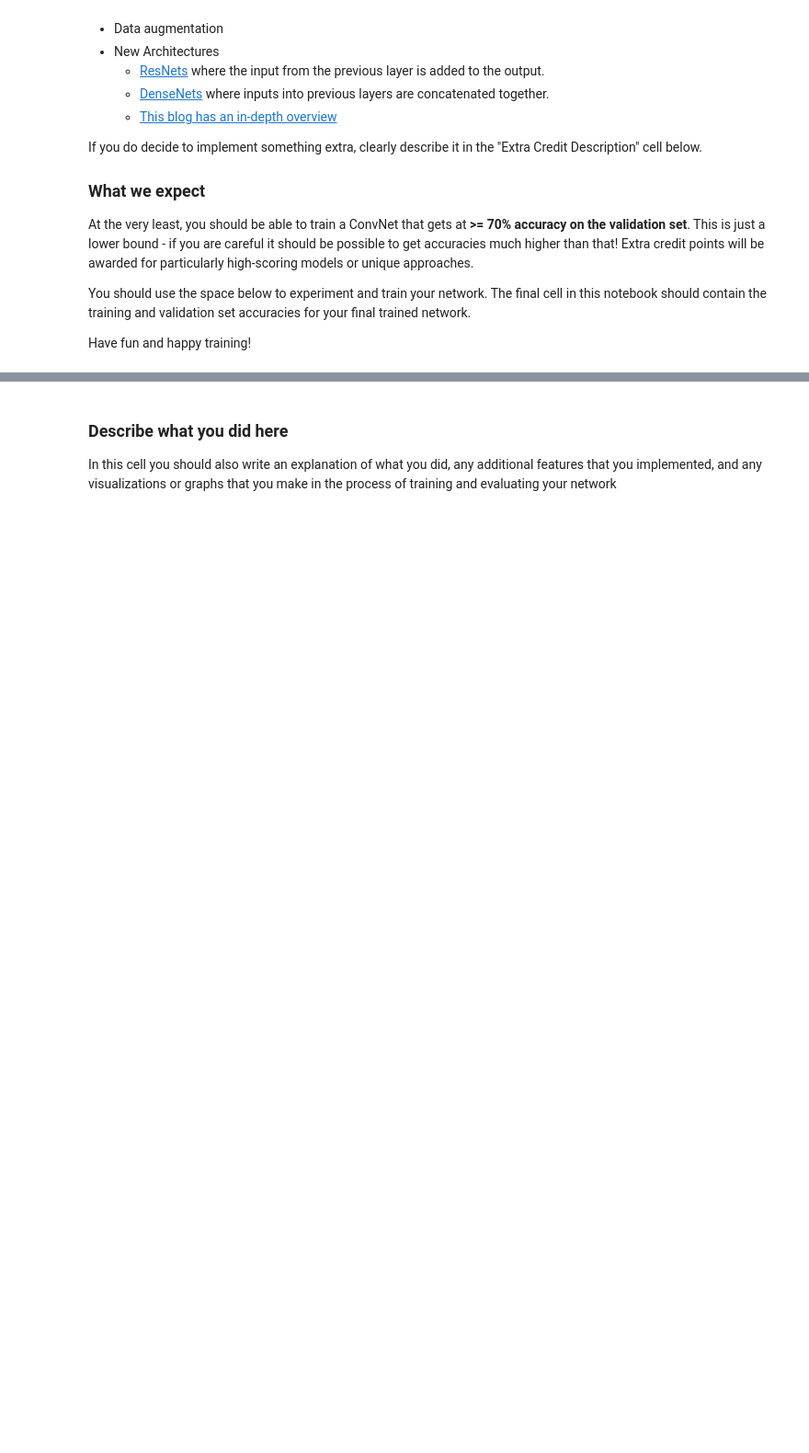
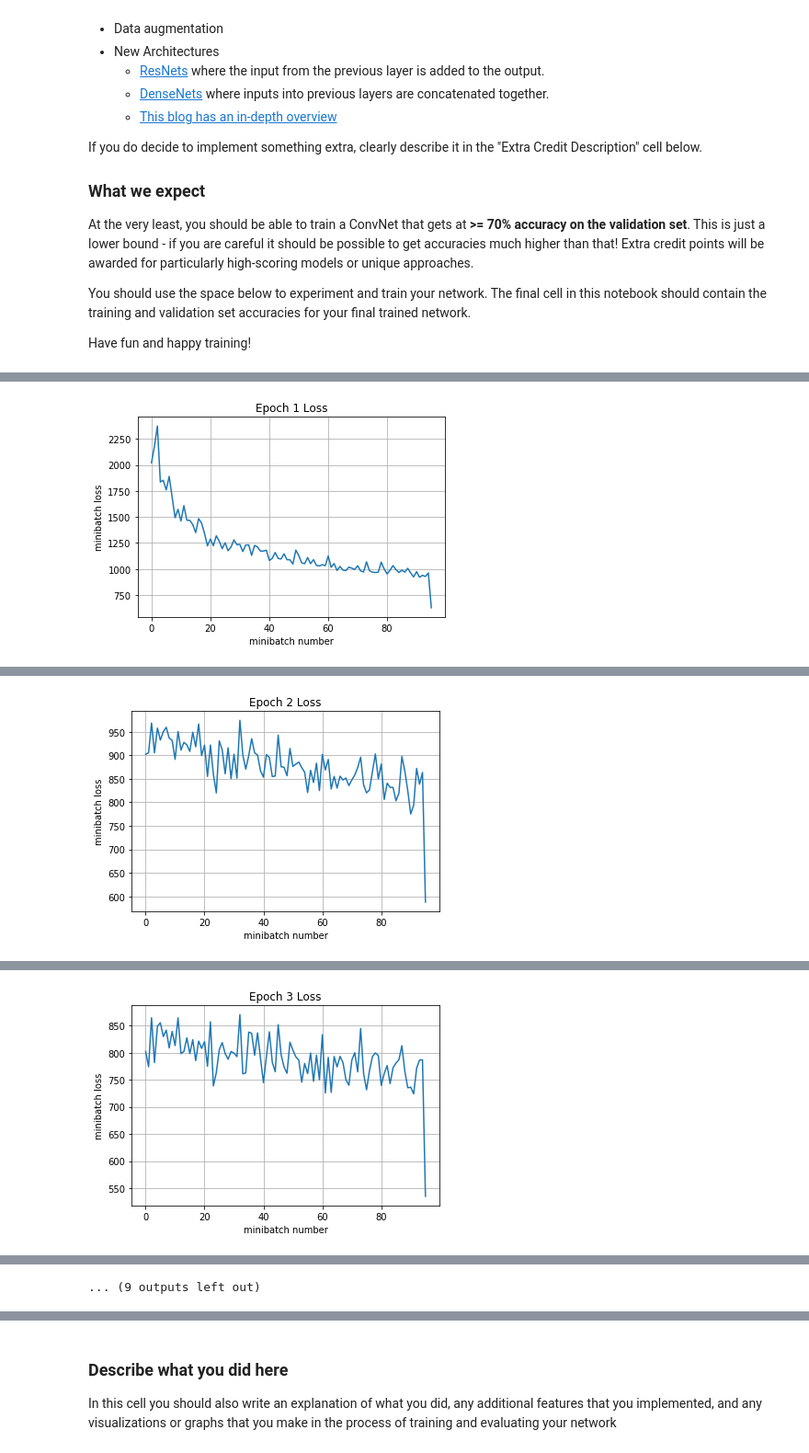
Before and after one commit to artbataev/cs231n, a Jupyter notebook: assignments2017/assignment2/5_TensorFlow.ipynb, the cells around one changed output, grey strips where cells are left out. Shown at 92% size. Cells and saved outputs as stored; diff of their text form; code cells hidden in the pictures; blank space fills up the shorter version.

```diff
--- a/assignments2017/assignment2/5_TensorFlow.ipynb
+++ b/assignments2017/assignment2/5_TensorFlow.ipynb
@@ -379,0 +491,21 @@ Have fun and happy training!
+# %%
+# [conv-relu-pool]xN -> [affine]xM -> [softmax or SVM]
+# Epoch 1, Overall loss = 0.981 and accuracy of 0.683 after 10 epochs
+def model_conv_relu_pool(X, y, is_training):
+    layer1 = conv_layer(X, num_filters=64, filter_size=3, pool_size=3, use_batchnorm=True, p_dropout=0.8, is_training=is_training)
+    layer2 = conv_layer(layer1, num_filters=128, filter_size=3, pool_size=3, use_batchnorm=True, p_dropout=0.8, is_training=is_training)
+    layer3 = conv_layer(layer2, num_filters=256, filter_size=3, pool_size=3, use_batchnorm=True, p_dropout=0.8, is_training=is_training)
+    layer4 = conv_layer(layer3, num_filters=512, filter_size=3, pool_size=3, use_batchnorm=True, p_dropout=0.8, is_training=is_training)
+    layer5 = conv_layer(layer4, num_filters=512, filter_size=3, pool_size=3, use_batchnorm=True, p_dropout=0.8, is_training=is_training)
+
+    last_conv = layer5
+    shape = last_conv.get_shape().as_list()
+    dim = np.prod(shape[1:])
+    layer_conv_flat = tf.reshape(last_conv, [-1, dim])
+    layer_fc1 = fc_layer(layer_conv_flat, 2048, p_dropout=0.8, is_training=is_training)
+    layer_fc2 = fc_layer(layer_fc1, 1024, p_dropout=0.8, is_training=is_training)
+    layer_fc3 = fc_layer(layer_fc2, 512, p_dropout=0.8, is_training=is_training)
+    layer_fc4 = fc_layer(layer_fc3, 10)
+
+    y_out = layer_fc4
+    return y_out
@@ -380,35 +540,35 @@ Have fun and happy training!
 # %%
 # Feel free to play with this cell
-
-def my_model(X,y,is_training):
-    pass
-
 tf.reset_default_graph()
 
 X = tf.placeholder(tf.float32, [None, 32, 32, 3])
 y = tf.placeholder(tf.int64, [None])
 is_training = tf.placeholder(tf.bool)
 
-y_out = my_model(X,y,is_training)
-mean_loss = None
-optimizer = None
-
-
-pass
+y_out = model_conv_relu_pool(X, y, is_training)
+loss = tf.nn.softmax_cross_entropy_with_logits(logits=y_out, labels=tf.one_hot(y, depth=10))
+# loss = tf.losses.hinge_loss(logits=y_out, labels=tf.one_hot(y, depth=10))
+mean_loss = tf.reduce_mean(loss)
+optimizer = tf.train.AdamOptimizer(1e-4)
 
 # batch normalization in tensorflow requires this extra dependency
 extra_update_ops = tf.get_collection(tf.GraphKeys.UPDATE_OPS)
 with tf.control_dependencies(extra_update_ops):
     train_step = optimizer.minimize(mean_loss)
 # %%
+%%time
 # Feel free to play with this cell
 # This default code creates a session
 # and trains your model for 10 epochs
 # then prints the validation set accuracy
+# run_model(session, predict, loss_val, Xd, yd,
+#               epochs=1, batch_size=64, print_every=100,
+#               training=None, plot_losses=False)
 sess = tf.Session()
 
 sess.run(tf.global_variables_initializer())
 print('Training')
-run_model(sess,y_out,mean_loss,X_train,y_train,10,64,100,train_step,True)
+run_model(sess,y_out,mean_loss,X_train,y_train,10,512,100,train_step,True)
 print('Validation')
-run_model(sess,y_out,mean_loss,X_val,y_val,1,64)
+run_model(sess,y_out,mean_loss,X_val,y_val,1,X_val.shape[0])
+# %% [output]
@@ -414,0 +578 @@ run_model(sess,y_out,mean_loss,X_val,y_val,1,64)
+[figure, added]
@@ -414,0 +581 @@ run_model(sess,y_out,mean_loss,X_val,y_val,1,64)
+[figure, added]
@@ -414,0 +584 @@ run_model(sess,y_out,mean_loss,X_val,y_val,1,64)
+[figure, added]
@@ -414,0 +594 @@ run_model(sess,y_out,mean_loss,X_val,y_val,1,64)
+... (9 outputs left out)
```
Also changed, not shown: parts of 23 cells of this notebook.
